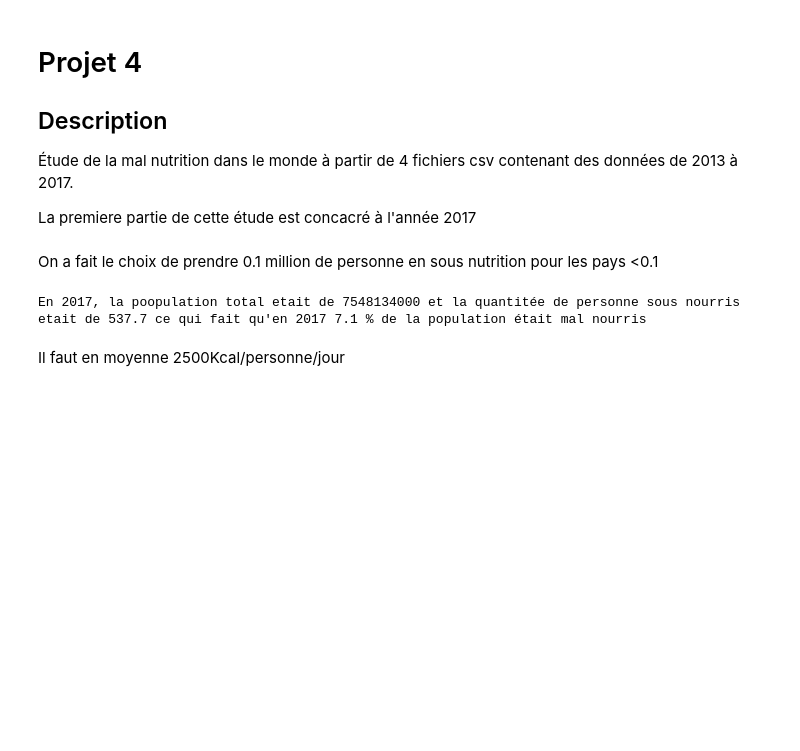
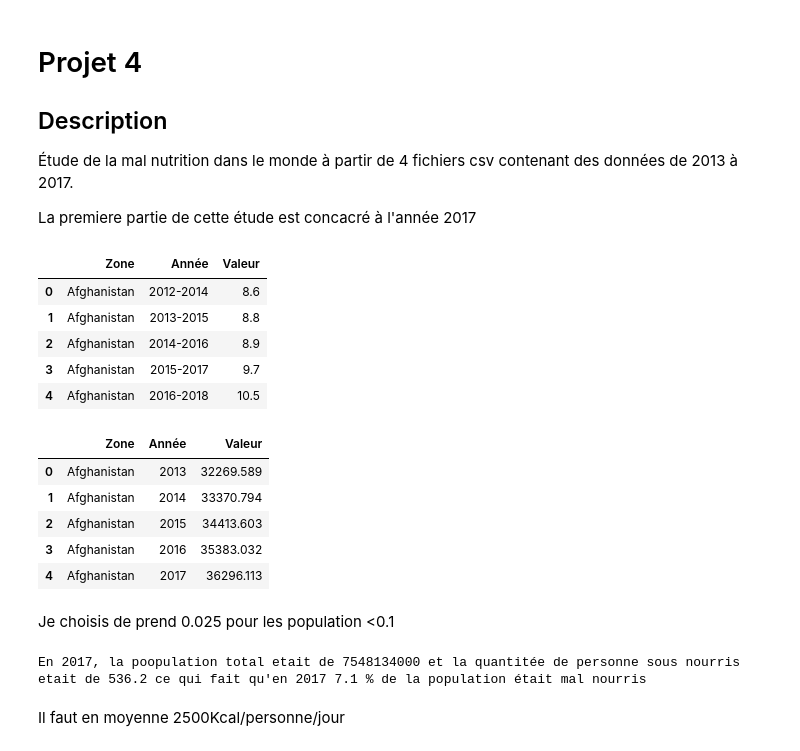
Before and after one commit to Luucaaas/R-alisezUne-tudeDeSant-Publique, a Jupyter notebook: Projet_4.ipynb, the cells around one changed output. Drawn from its saved outputs; the diff is of its cells as text; code cells hidden in the pictures; blank space fills up the shorter version.

```diff
--- a/Projet_4.ipynb
+++ b/Projet_4.ipynb
@@ -18,13 +19,26 @@ dispo_alimentaire = pd.read_csv('CSV/dispo_alimentaire.csv')
 population = pd.read_csv('CSV/population.csv')
 # %%
 #display(aide_alimentaire.head())
-#display(sous_nutrition.head())
+display(sous_nutrition.head())
 #display(dispo_alimentaire.head())
-#display(population.head())
+display(population.head())
+# %% [output]
+|  | Zone | Année | Valeur |
+| 0 | Afghanistan | 2012-2014 | 8.6 |
+| 1 | Afghanistan | 2013-2015 | 8.8 |
+| 2 | Afghanistan | 2014-2016 | 8.9 |
+| 3 | Afghanistan | 2015-2017 | 9.7 |
+| 4 | Afghanistan | 2016-2018 | 10.5 |
+|  | Zone | Année | Valeur |
+| 0 | Afghanistan | 2013 | 32269.589 |
+| 1 | Afghanistan | 2014 | 33370.794 |
+| 2 | Afghanistan | 2015 | 34413.603 |
+| 3 | Afghanistan | 2016 | 35383.032 |
+| 4 | Afghanistan | 2017 | 36296.113 |
-# %% [markdown]
-On a fait le choix de prendre 0.1 million de personne en sous nutrition pour les pays <0.1
+# %% [markdown]
+Je choisis de prend 0.025 pour les population <0.1
 # %%
-sous_nutrition.loc[sous_nutrition['Valeur'] == '<0.1', 'Valeur'] = '0.1'
+sous_nutrition.loc[sous_nutrition['Valeur'] == '<0.1', 'Valeur'] = '0.025'
 sous_nutrition['Valeur'] = sous_nutrition["Valeur"].astype(float)
 sous_nutrition["Valeur"].fillna(value=0, inplace=True)
 sous_nutrition_2017 = sous_nutrition.loc[(sous_nutrition['Année']=='2016-2018'),:]
@@ -35,7 +49,7 @@ proportion_malnutrition_2017 = round((total_sous_nutrition_2017 * 1000000) / pop
 
 print("En 2017, la poopulation total etait de",population_2017,"et la quantitée de personne sous nourris etait de",total_sous_nutrition_2017,"ce qui fait qu'en 2017",proportion_malnutrition_2017*100,"% de la population était mal nourris")
 # %% [output]
-En 2017, la poopulation total etait de 7548134000 et la quantitée de personne sous nourris etait de 537.7 ce qui fait qu'en 2017 7.1 % de la population était mal nourris
+En 2017, la poopulation total etait de 7548134000 et la quantitée de personne sous nourris etait de 536.2 ce qui fait qu'en 2017 7.1 % de la population était mal nourris
 # %% [markdown]
 Il faut en moyenne 2500Kcal/personne/jour
 # %%
```
Also changed, not shown: parts of 4 cells of this notebook.
